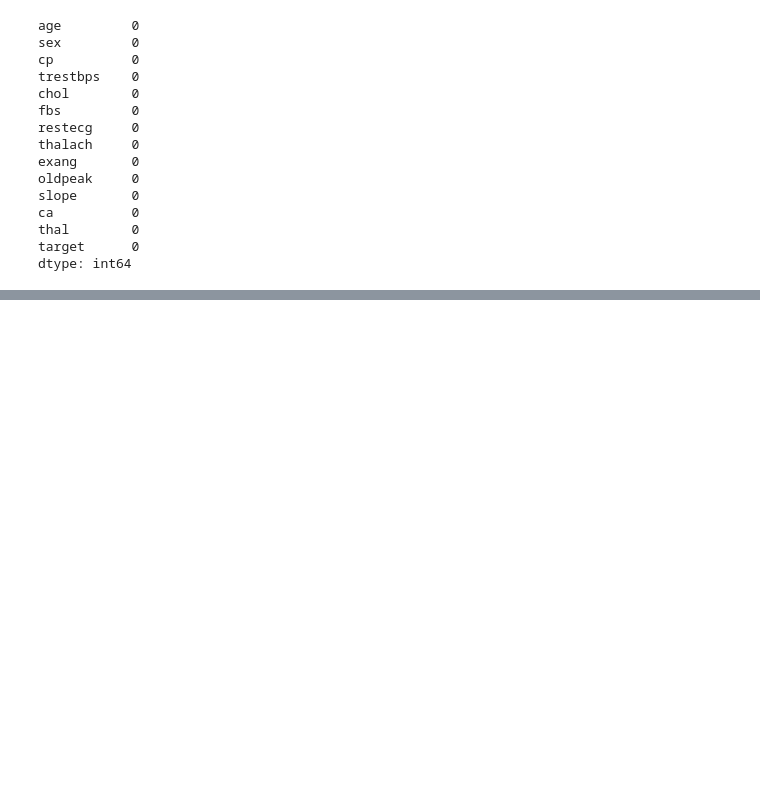
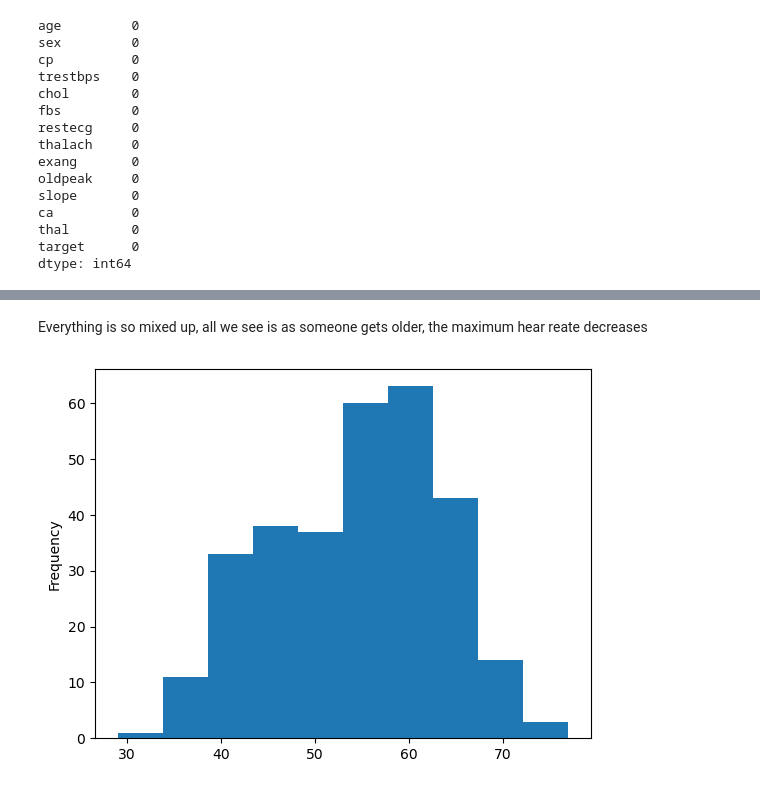
Before and after one commit to AlbertoRoGlez/Heart-disease-prediction, a Jupyter notebook: end-to-end-heart-disease-classification.ipynb, the cells around one changed output, grey strips where cells are left out. Drawn from its saved outputs; the diff is of its cells as text; code cells hidden in the pictures; blank space fills up the shorter version.

```diff
--- a/end-to-end-heart-disease-classification.ipynb
+++ b/end-to-end-heart-disease-classification.ipynb
@@ -178,0 +232,7 @@ df.describe()
+# %% [markdown]
+Everything is so mixed up, all we see is as someone gets older, the maximum hear reate decreases
+# %%
+# Check the distribution of the age column with a histogram
+df.age.plot.hist();
+# %% [output]
+[figure, added]
```
Also changed, not shown: parts of 9 cells of this notebook.
